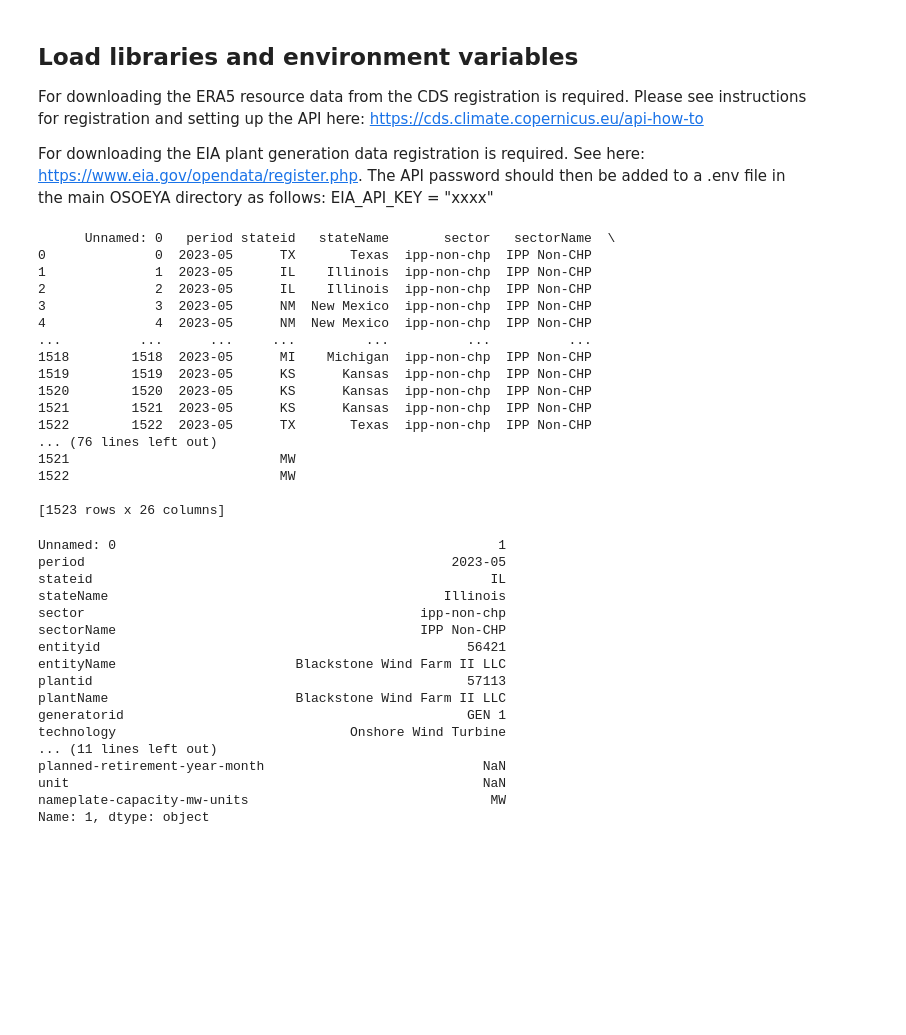
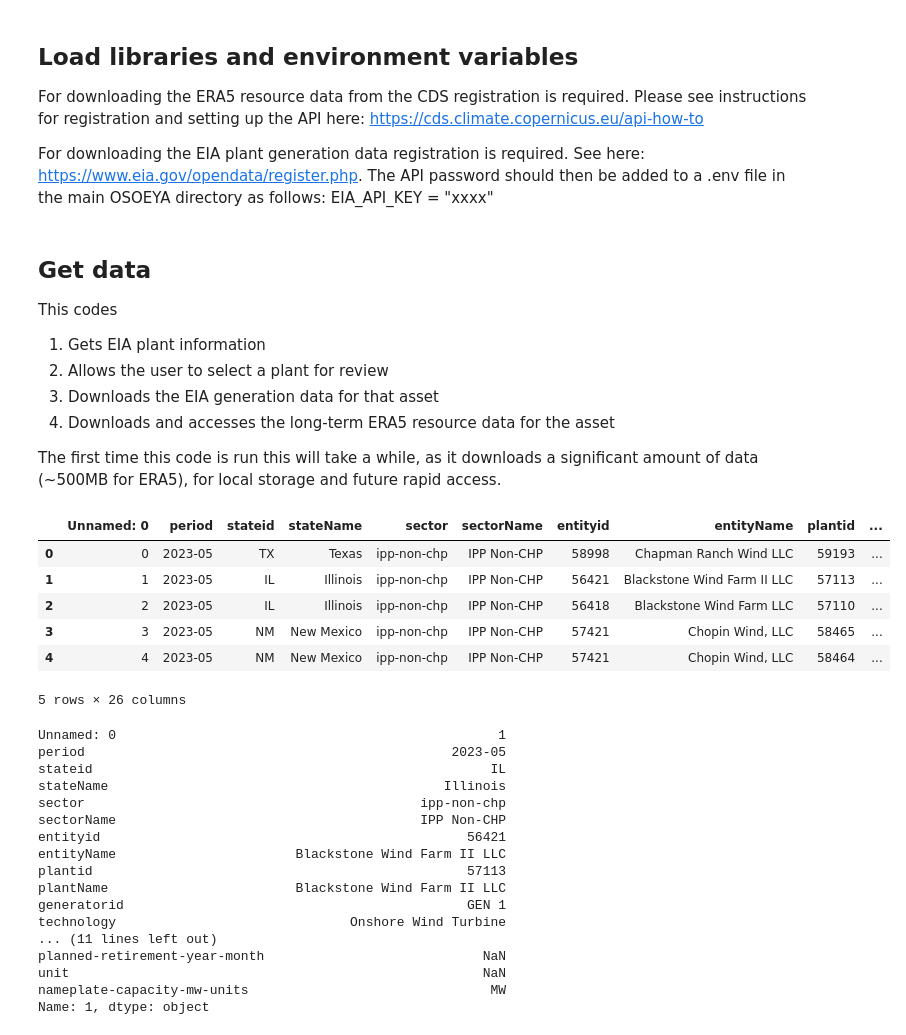
Before and after one commit to charlie9578/osoeya, a Jupyter notebook: osoeya.ipynb, the cells around one changed output. Drawn from its saved outputs; the diff is of its cells as text; code cells hidden in the pictures; blank space fills up the shorter version.

```diff
--- a/osoeya.ipynb
+++ b/osoeya.ipynb
@@ -66,34 +64,34 @@ from downloader import get_era5_monthly, get_EIA_plant_information, get_EIA_plan
 # load environment variables
 load_dotenv()
 EIA_API_KEY = os.environ["EIA_API_KEY"]
+# %% [markdown]
+## Get data
+
+This codes
+1. Gets EIA plant information
+1. Allows the user to select a plant for review
+1. Downloads the EIA generation data for that asset
+1. Downloads and accesses the long-term ERA5 resource data for the asset
+
+The first time this code is run this will take a while, as it downloads a significant amount of data (~500MB for ERA5), for local storage and future rapid access.
 # %%
 # get EIA plant information for wind assets
 plant_info_file=Path("data/plant_list.csv").resolve()
 if not plant_info_file.is_file():
     df_plant = get_EIA_plant_information(EIA_API_KEY)
     df_plant.to_csv(plant_info_file)
 else:
     df_plant = pd.read_csv(plant_info_file)
 
-print(df_plant)
+df_plant.head(5)
 # %% [output]
+|  | Unnamed: 0 | period | stateid | stateName | sector | sectorName | entityid | entityName | plantid | ... |
+| 0 | 0 | 2023-05 | TX | Texas | ipp-non-chp | IPP Non-CHP | 58998 | Chapman Ranch Wind LLC | 59193 | ... |
+| 1 | 1 | 2023-05 | IL | Illinois | ipp-non-chp | IPP Non-CHP | 56421 | Blackstone Wind Farm II LLC | 57113 | ... |
+| 2 | 2 | 2023-05 | IL | Illinois | ipp-non-chp | IPP Non-CHP | 56418 | Blackstone Wind Farm LLC | 57110 | ... |
+| 3 | 3 | 2023-05 | NM | New Mexico | ipp-non-chp | IPP Non-CHP | 57421 | Chopin Wind, LLC | 58465 | ... |
+| 4 | 4 | 2023-05 | NM | New Mexico | ipp-non-chp | IPP Non-CHP | 57421 | Chopin Wind, LLC | 58464 | ... |
-      Unnamed: 0   period stateid   stateName       sector   sectorName  \
-0              0  2023-05      TX       Texas  ipp-non-chp  IPP Non-CHP
-1              1  2023-05      IL    Illinois  ipp-non-chp  IPP Non-CHP
-2              2  2023-05      IL    Illinois  ipp-non-chp  IPP Non-CHP
-3              3  2023-05      NM  New Mexico  ipp-non-chp  IPP Non-CHP
-4              4  2023-05      NM  New Mexico  ipp-non-chp  IPP Non-CHP
-...          ...      ...     ...         ...          ...          ...
-1518        1518  2023-05      MI    Michigan  ipp-non-chp  IPP Non-CHP
-1519        1519  2023-05      KS      Kansas  ipp-non-chp  IPP Non-CHP
-1520        1520  2023-05      KS      Kansas  ipp-non-chp  IPP Non-CHP
-1521        1521  2023-05      KS      Kansas  ipp-non-chp  IPP Non-CHP
-1522        1522  2023-05      TX       Texas  ipp-non-chp  IPP Non-CHP
-... (76 lines left out)
-1521                           MW
-1522                           MW
-
-[1523 rows x 26 columns]
+5 rows × 26 columns
 # %%
 # select an EIA plant for analysis
 selected_plant = df_plant.iloc[1]
```
Also changed, not shown: parts of 21 cells of this notebook, 2 other files.
